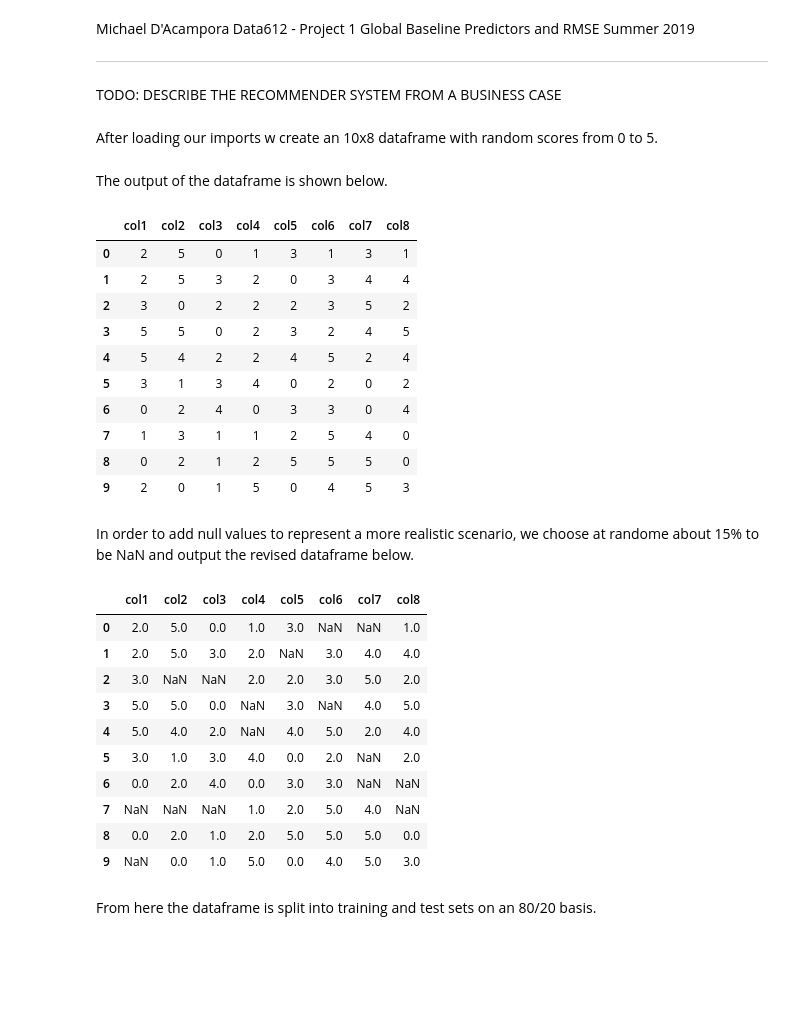
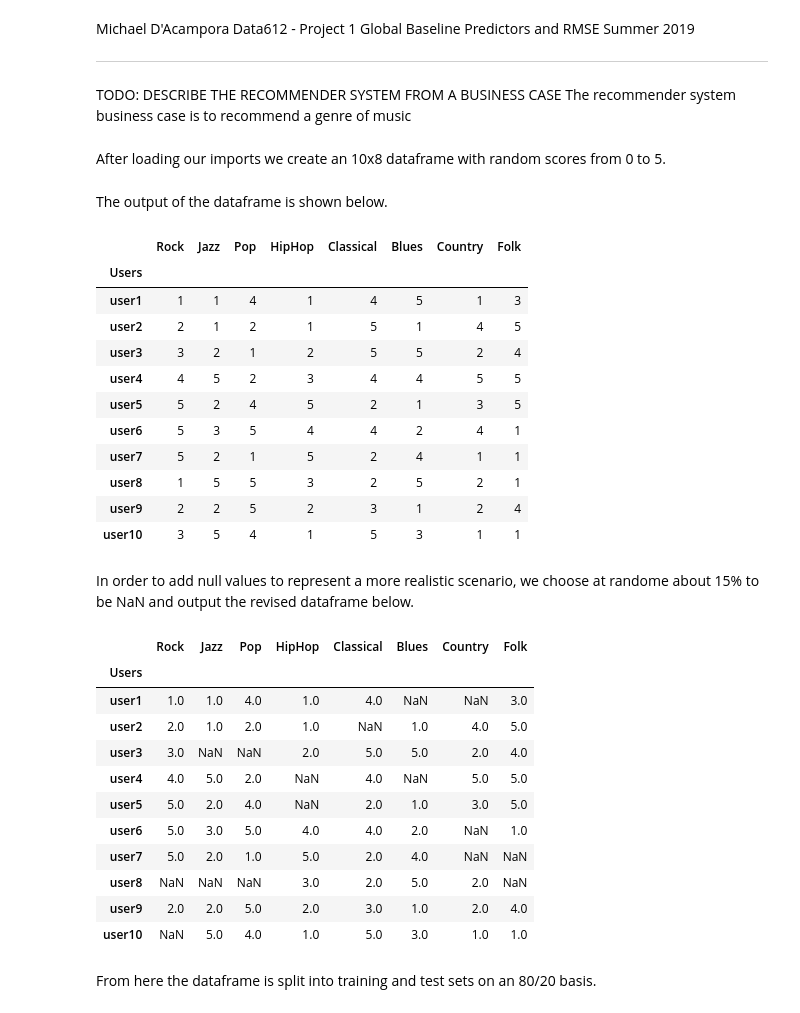
Before and after one commit to mjdacs/data612, a Jupyter notebook: project_1/eda.ipynb, the cells around one changed output. Drawn from its saved outputs; the diff is of its cells as text; code cells hidden in the pictures; blank space fills up the shorter version.

```diff
--- a/project_1/eda.ipynb
+++ b/project_1/eda.ipynb
@@ -7,6 +7,7 @@ Summer 2019
 -----------
 
 TODO: DESCRIBE THE RECOMMENDER SYSTEM FROM A BUSINESS CASE
+The recommender system business case is to recommend a genre of music
 # %%
 import numpy as np
 import pandas as pd
@@ -16,35 +17,38 @@ from sklearn.model_selection import train_test_split
 from sklearn.metrics import mean_squared_error
 from math import sqrt
 # %% [markdown]
-After loading our imports w create an 10x8 dataframe with random scores from 0 to 5.
+After loading our imports we create an 10x8 dataframe with random scores from 0 to 5.
 # %%
+users = ['user1', 'user2', 'user3', 'user4', 'user5', 'user6', 'user7', 'user8', 'user9', 'user10']
 ratings = {
-    "col1": [randint(0,5) for i in range(10)],
-    "col2": [randint(0,5) for i in range(10)],
-    "col3": [randint(0,5) for i in range(10)],
-    "col4": [randint(0,5) for i in range(10)],
-    "col5": [randint(0,5) for i in range(10)],
-    "col6": [randint(0,5) for i in range(10)],
-    "col7": [randint(0,5) for i in range(10)],
-    "col8": [randint(0,5) for i in range(10)],
+    "Users": [i for i in users],
+    "Rock": [randint(1,5) for i in range(10)],
+    "Jazz": [randint(1,5) for i in range(10)],
+    "Pop": [randint(1,5) for i in range(10)],
+    "HipHop": [randint(1,5) for i in range(10)],
+    "Classical": [randint(1,5) for i in range(10)],
+    "Blues": [randint(1,5) for i in range(10)],
+    "Country": [randint(1,5) for i in range(10)],
+    "Folk": [randint(1,5) for i in range(10)],
 }
 # %% [markdown]
 The output of the dataframe is shown below.
 # %%
-df = pd.DataFrame(ratings)
+df = pd.DataFrame(ratings).set_index('Users')
 df
 # %% [output]
-|  | col1 | col2 | col3 | col4 | col5 | col6 | col7 | col8 |
-| 0 | 2 | 5 | 0 | 1 | 3 | 1 | 3 | 1 |
-| 1 | 2 | 5 | 3 | 2 | 0 | 3 | 4 | 4 |
-| 2 | 3 | 0 | 2 | 2 | 2 | 3 | 5 | 2 |
-| 3 | 5 | 5 | 0 | 2 | 3 | 2 | 4 | 5 |
-| 4 | 5 | 4 | 2 | 2 | 4 | 5 | 2 | 4 |
-| 5 | 3 | 1 | 3 | 4 | 0 | 2 | 0 | 2 |
-| 6 | 0 | 2 | 4 | 0 | 3 | 3 | 0 | 4 |
-| 7 | 1 | 3 | 1 | 1 | 2 | 5 | 4 | 0 |
-| 8 | 0 | 2 | 1 | 2 | 5 | 5 | 5 | 0 |
-| 9 | 2 | 0 | 1 | 5 | 0 | 4 | 5 | 3 |
+|  | Rock | Jazz | Pop | HipHop | Classical | Blues | Country | Folk |
+| Users |  |  |  |  |  |  |  |  |
+| user1 | 1 | 1 | 4 | 1 | 4 | 5 | 1 | 3 |
+| user2 | 2 | 1 | 2 | 1 | 5 | 1 | 4 | 5 |
+| user3 | 3 | 2 | 1 | 2 | 5 | 5 | 2 | 4 |
+| user4 | 4 | 5 | 2 | 3 | 4 | 4 | 5 | 5 |
+| user5 | 5 | 2 | 4 | 5 | 2 | 1 | 3 | 5 |
+| user6 | 5 | 3 | 5 | 4 | 4 | 2 | 4 | 1 |
+| user7 | 5 | 2 | 1 | 5 | 2 | 4 | 1 | 1 |
+| user8 | 1 | 5 | 5 | 3 | 2 | 5 | 2 | 1 |
+| user9 | 2 | 2 | 5 | 2 | 3 | 1 | 2 | 4 |
+| user10 | 3 | 5 | 4 | 1 | 5 | 3 | 1 | 1 |
 # %% [markdown]
 In order to add null values to represent a more realistic scenario, we choose at randome about 15% to be NaN and output the revised dataframe below.
 # %%
@@ -54,17 +58,18 @@ df = df.mask(mask)
 # %%
 df
 # %% [output]
-|  | col1 | col2 | col3 | col4 | col5 | col6 | col7 | col8 |
-| 0 | 2.0 | 5.0 | 0.0 | 1.0 | 3.0 | NaN | NaN | 1.0 |
-| 1 | 2.0 | 5.0 | 3.0 | 2.0 | NaN | 3.0 | 4.0 | 4.0 |
-| 2 | 3.0 | NaN | NaN | 2.0 | 2.0 | 3.0 | 5.0 | 2.0 |
-| 3 | 5.0 | 5.0 | 0.0 | NaN | 3.0 | NaN | 4.0 | 5.0 |
-| 4 | 5.0 | 4.0 | 2.0 | NaN | 4.0 | 5.0 | 2.0 | 4.0 |
-| 5 | 3.0 | 1.0 | 3.0 | 4.0 | 0.0 | 2.0 | NaN | 2.0 |
-| 6 | 0.0 | 2.0 | 4.0 | 0.0 | 3.0 | 3.0 | NaN | NaN |
-| 7 | NaN | NaN | NaN | 1.0 | 2.0 | 5.0 | 4.0 | NaN |
-| 8 | 0.0 | 2.0 | 1.0 | 2.0 | 5.0 | 5.0 | 5.0 | 0.0 |
-| 9 | NaN | 0.0 | 1.0 | 5.0 | 0.0 | 4.0 | 5.0 | 3.0 |
+|  | Rock | Jazz | Pop | HipHop | Classical | Blues | Country | Folk |
+| Users |  |  |  |  |  |  |  |  |
+| user1 | 1.0 | 1.0 | 4.0 | 1.0 | 4.0 | NaN | NaN | 3.0 |
+| user2 | 2.0 | 1.0 | 2.0 | 1.0 | NaN | 1.0 | 4.0 | 5.0 |
+| user3 | 3.0 | NaN | NaN | 2.0 | 5.0 | 5.0 | 2.0 | 4.0 |
+| user4 | 4.0 | 5.0 | 2.0 | NaN | 4.0 | NaN | 5.0 | 5.0 |
+| user5 | 5.0 | 2.0 | 4.0 | NaN | 2.0 | 1.0 | 3.0 | 5.0 |
+| user6 | 5.0 | 3.0 | 5.0 | 4.0 | 4.0 | 2.0 | NaN | 1.0 |
+| user7 | 5.0 | 2.0 | 1.0 | 5.0 | 2.0 | 4.0 | NaN | NaN |
+| user8 | NaN | NaN | NaN | 3.0 | 2.0 | 5.0 | 2.0 | NaN |
+| user9 | 2.0 | 2.0 | 5.0 | 2.0 | 3.0 | 1.0 | 2.0 | 4.0 |
+| user10 | NaN | 5.0 | 4.0 | 1.0 | 5.0 | 3.0 | 1.0 | 1.0 |
 # %% [markdown]
 From here the dataframe is split into training and test sets on an 80/20 basis.
 # %%
```
Also changed, not shown: parts of 29 cells of this notebook.
